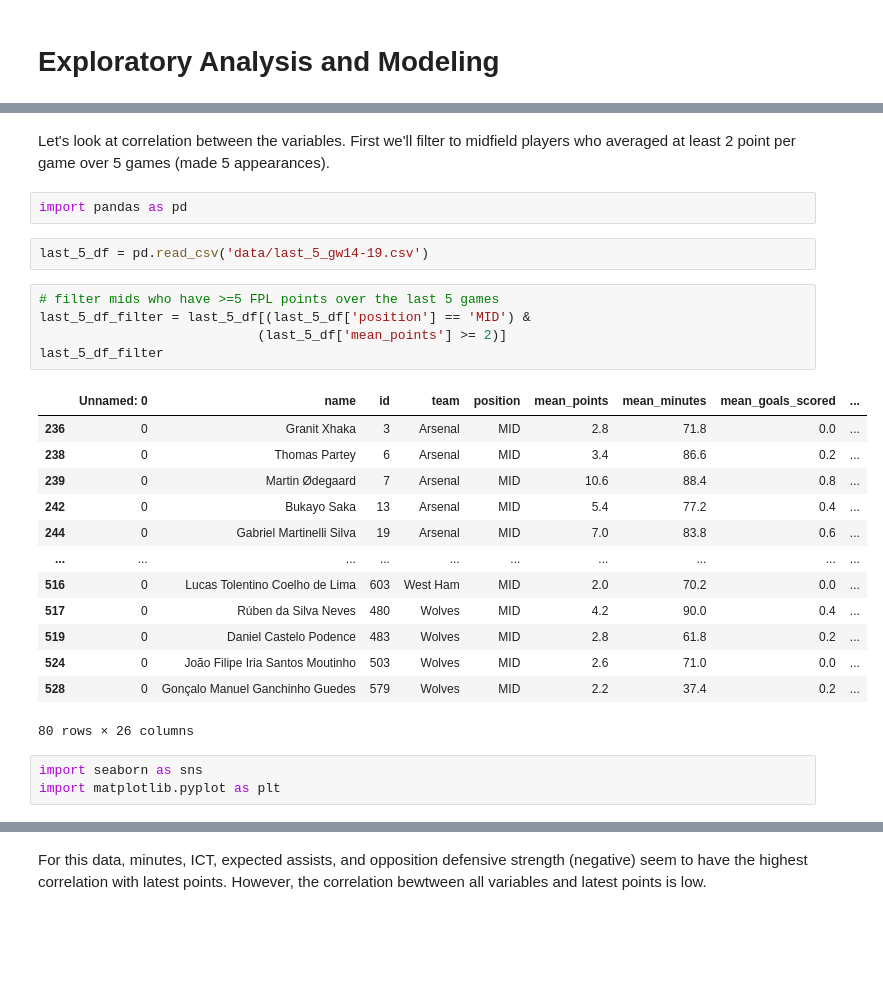
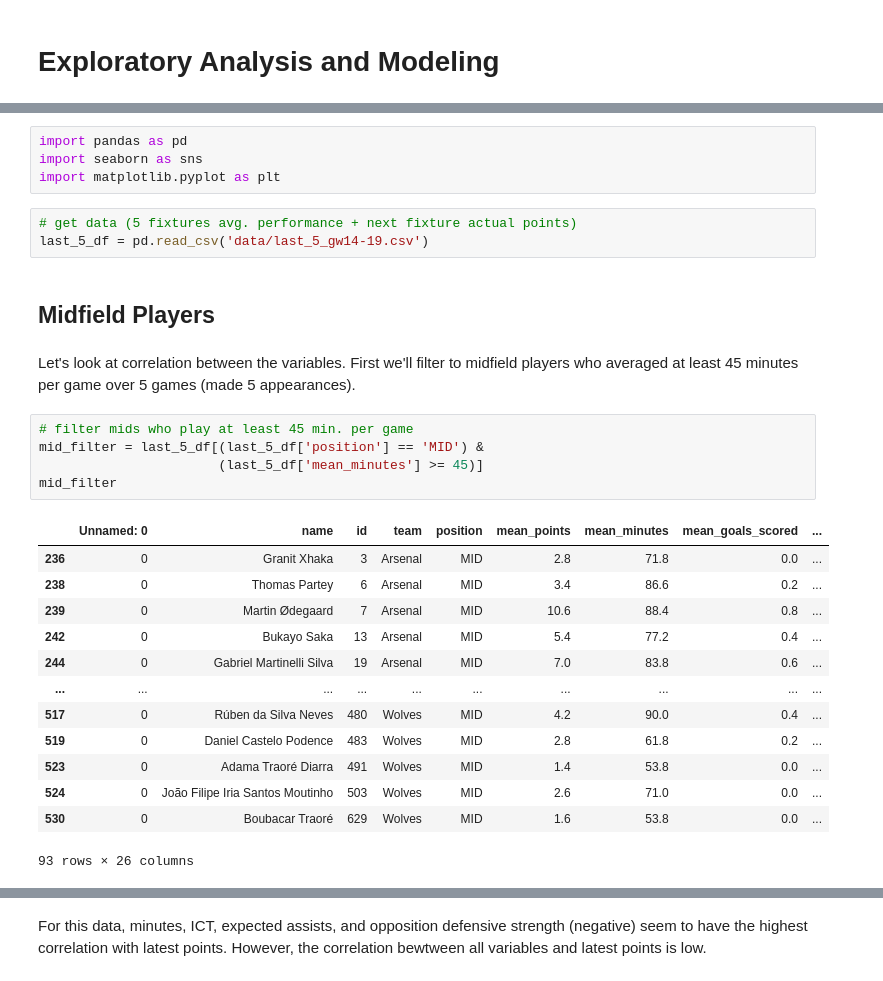
Before and after one commit to hakkd/predictFPL, a Jupyter notebook: EPL_plyr_model_building.ipynb, the cells around one changed output, grey strips where cells are left out. Drawn from its saved outputs; the diff is of its cells as text; blank space fills up the shorter version.

```diff
--- a/EPL_plyr_model_building.ipynb
+++ b/EPL_plyr_model_building.ipynb
@@ -6,30 +5,32 @@ starting with midfielders as this is the most varied category of players
-# %% [markdown]
-Let's look at correlation between the variables. First we'll filter to midfield players who averaged at least 2 point per game over 5 games (made 5 appearances).
 # %%
 import pandas as pd
+import seaborn as sns
+import matplotlib.pyplot as plt
 # %%
+# get data (5 fixtures avg. performance + next fixture actual points)
 last_5_df = pd.read_csv('data/last_5_gw14-19.csv')
+# %% [markdown]
+## Midfield Players
+# %% [markdown]
+Let's look at correlation between the variables. First we'll filter to midfield players who averaged at least 45 minutes per game over 5 games (made 5 appearances).
 # %%
-# filter mids who have >=5 FPL points over the last 5 games
-last_5_df_filter = last_5_df[(last_5_df['position'] == 'MID') &
-                            (last_5_df['mean_points'] >= 2)]
-last_5_df_filter
+# filter mids who play at least 45 min. per game
+mid_filter = last_5_df[(last_5_df['position'] == 'MID') &
+                       (last_5_df['mean_minutes'] >= 45)]
+mid_filter
 # %% [output]
 |  | Unnamed: 0 | name | id | team | position | mean_points | mean_minutes | mean_goals_scored | ... |
 | 236 | 0 | Granit Xhaka | 3 | Arsenal | MID | 2.8 | 71.8 | 0.0 | ... |
 | 238 | 0 | Thomas Partey | 6 | Arsenal | MID | 3.4 | 86.6 | 0.2 | ... |
 | 239 | 0 | Martin Ødegaard | 7 | Arsenal | MID | 10.6 | 88.4 | 0.8 | ... |
 | 242 | 0 | Bukayo Saka | 13 | Arsenal | MID | 5.4 | 77.2 | 0.4 | ... |
 | 244 | 0 | Gabriel Martinelli Silva | 19 | Arsenal | MID | 7.0 | 83.8 | 0.6 | ... |
 | ... | ... | ... | ... | ... | ... | ... | ... | ... | ... |
-| 516 | 0 | Lucas Tolentino Coelho de Lima | 603 | West Ham | MID | 2.0 | 70.2 | 0.0 | ... |
 | 517 | 0 | Rúben da Silva Neves | 480 | Wolves | MID | 4.2 | 90.0 | 0.4 | ... |
 | 519 | 0 | Daniel Castelo Podence | 483 | Wolves | MID | 2.8 | 61.8 | 0.2 | ... |
+| 523 | 0 | Adama Traoré Diarra | 491 | Wolves | MID | 1.4 | 53.8 | 0.0 | ... |
 | 524 | 0 | João Filipe Iria Santos Moutinho | 503 | Wolves | MID | 2.6 | 71.0 | 0.0 | ... |
-| 528 | 0 | Gonçalo Manuel Ganchinho Guedes | 579 | Wolves | MID | 2.2 | 37.4 | 0.2 | ... |
+| 530 | 0 | Boubacar Traoré | 629 | Wolves | MID | 1.6 | 53.8 | 0.0 | ... |
-80 rows × 26 columns
+93 rows × 26 columns
-# %%
-import seaborn as sns
-import matplotlib.pyplot as plt
 # %%
 # correlation with latest points
```
Also changed, not shown: parts of 36 cells of this notebook, 2 other files.
